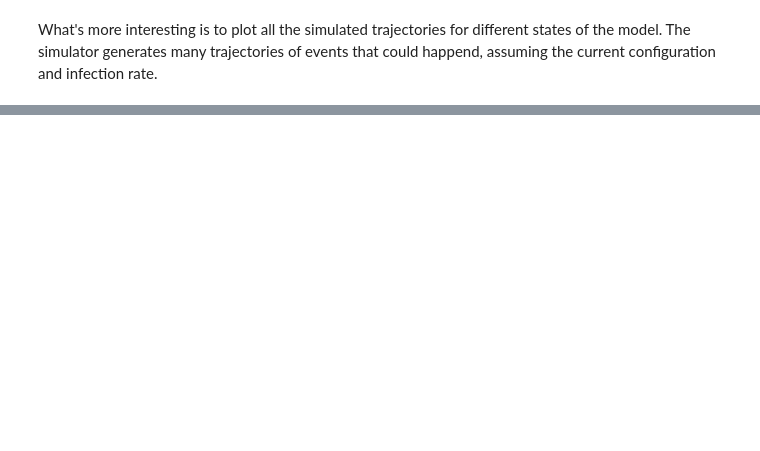
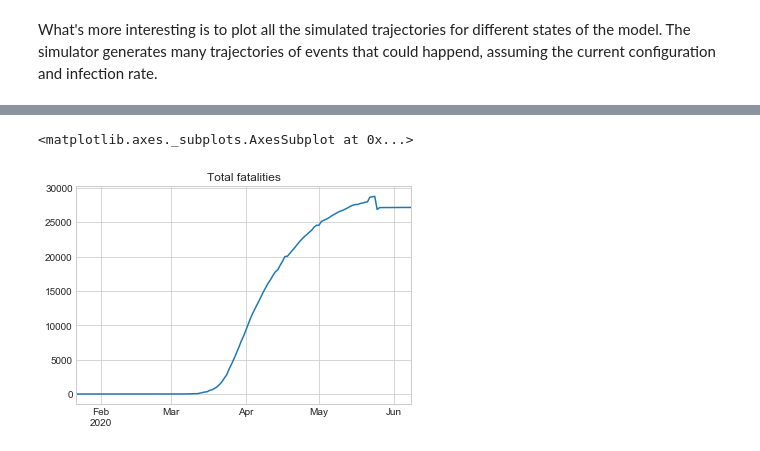
Before and after one commit to covid19-modeling/pyncov-19, a Jupyter notebook: notebooks/basics.ipynb, the cells around one changed output, grey strips where cells are left out. Cells and saved outputs as stored; diff of their text form; code cells hidden in the pictures; blank space fills up the shorter version.

```diff
--- a/notebooks/basics.ipynb
+++ b/notebooks/basics.ipynb
@@ -154 +168,9 @@ df.plot();
+# %%
+df_spain = nc.datasets.load_csse_global_fatalities().query("n1 == 'Spain'")
+susceptible = df_spain.index.get_level_values('population').values[0]
+
+df_spain.squeeze().plot(title='Total fatalities')
+# %% [output]
+<matplotlib.axes._subplots.AxesSubplot at 0x...>
+[figure, added]
 # %%
```
Also changed, not shown: parts of 16 cells of this notebook, 4 other files.
